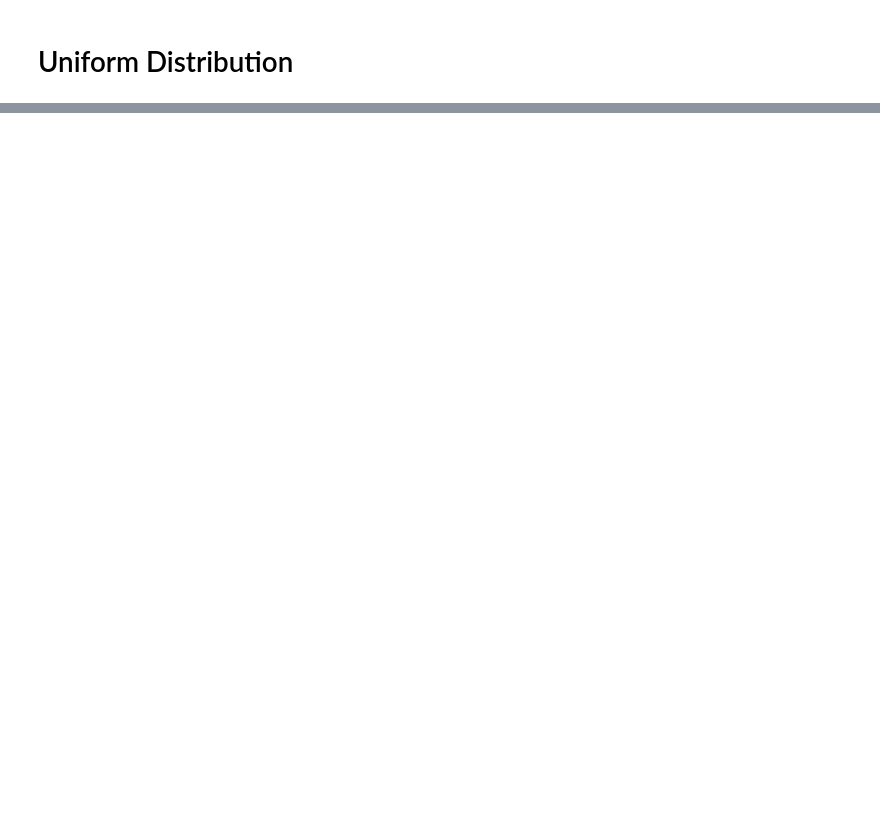
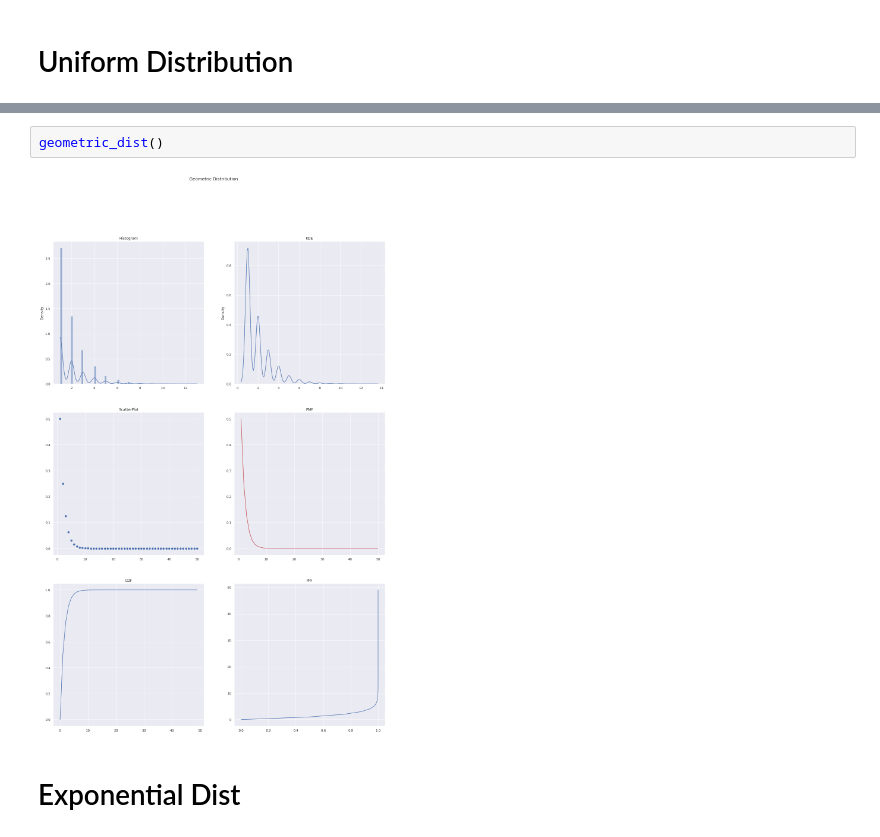
Before and after one commit to bhavinmoriya/Miscellaneous, a Jupyter notebook: basics-of-statistics.ipynb, the cells around one changed output, grey strips where cells are left out. Saved outputs shown, nothing was run; the diff lists cells and outputs as text; blank space fills up the shorter version.

```diff
--- a/basics-of-statistics.ipynb
+++ b/basics-of-statistics.ipynb
@@ -229,0 +369,6 @@ Text(0.5, 0.98, 'Uniform Distribution')
+# %%
+geometric_dist()
+# %% [output]
+[figure, added]
+# %% [markdown]
+# Exponential Dist
```
Also changed, not shown: parts of 24 cells of this notebook.
